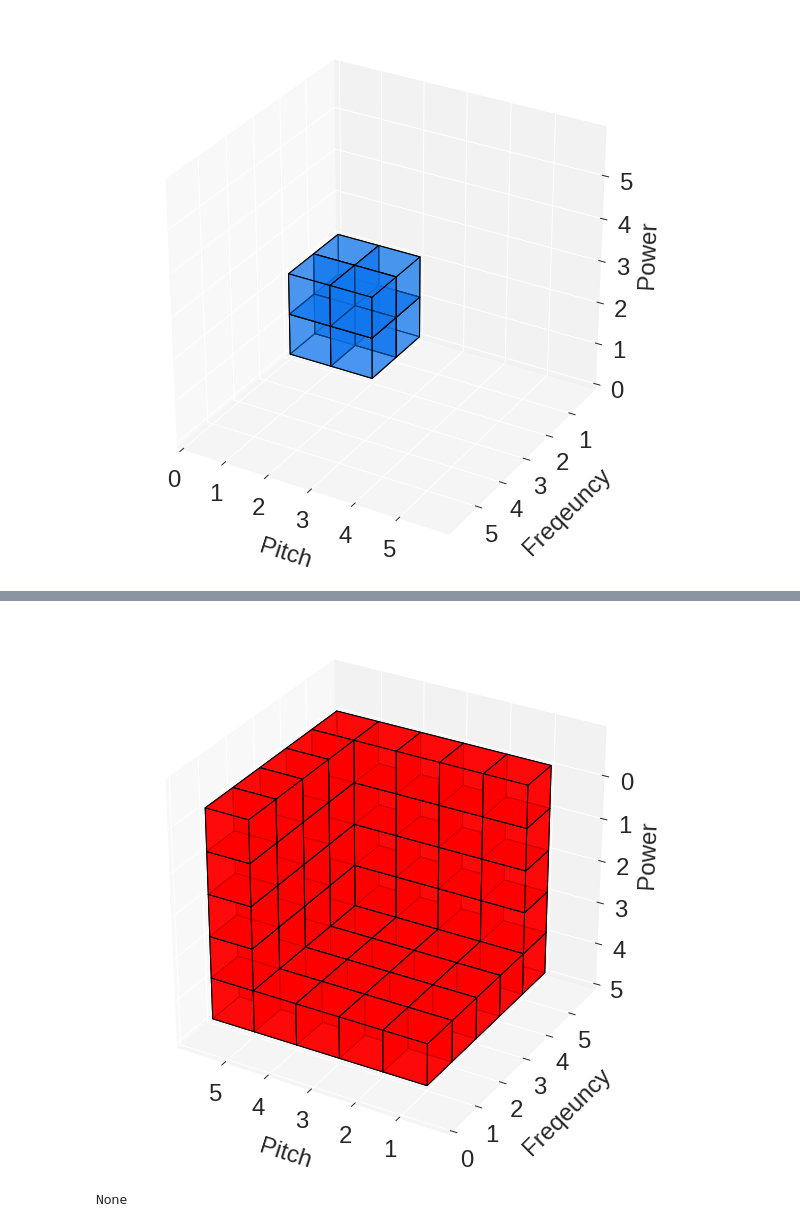
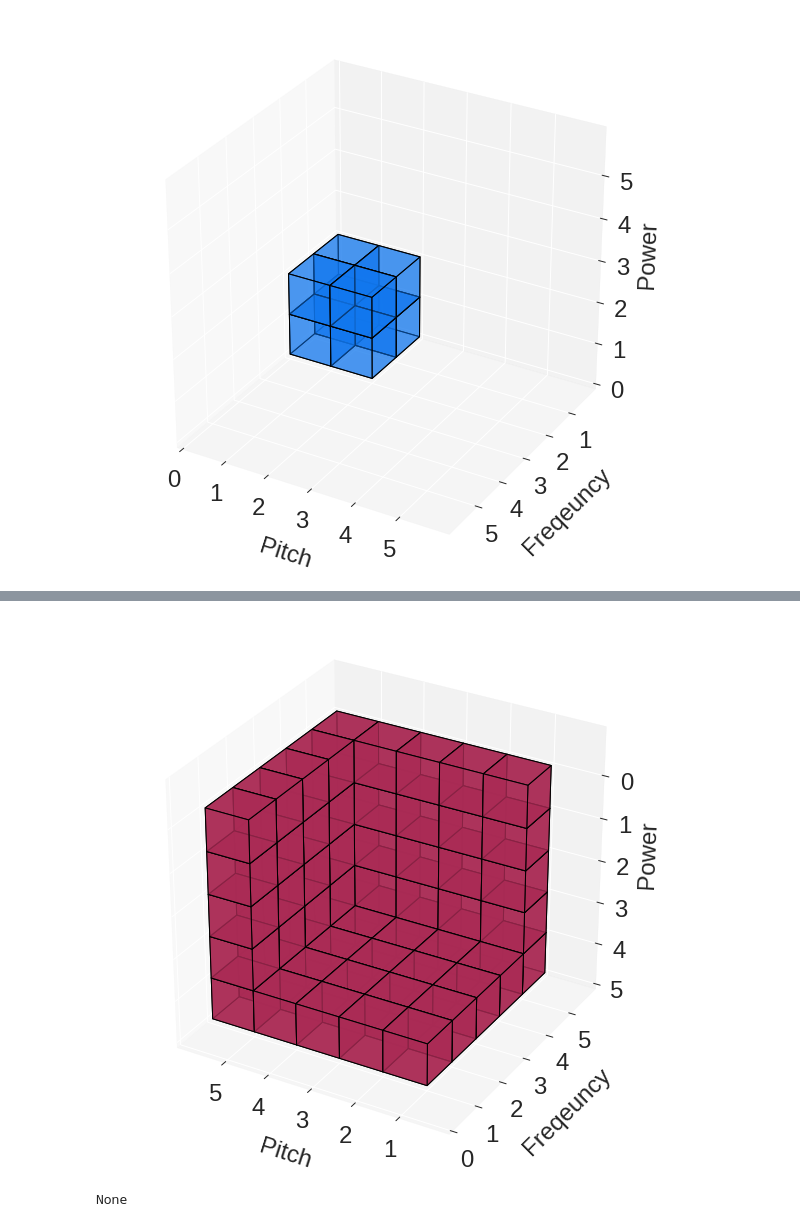
Before and after one commit to Joovvhan/ColabTest, a Jupyter notebook: Graphics_Test.ipynb, the cells around one changed output, grey strips where cells are left out. Cells and saved outputs as stored; diff of their text form; code cells hidden in the pictures.

Commit message:
Normal vs Fault image added

```diff
--- a/Graphics_Test.ipynb
+++ b/Graphics_Test.ipynb
@@ -943,7 +1089,7 @@ def plot_cube(cube_definition, ax, cFactor, aFactor, white):
 
 
     faces = Poly3DCollection(edges, linewidths=1, edgecolors='k', alpha = 1 - aFactor/5)
-    faces.set_facecolor((cFactor/15, 0.5 * (1 - cFactor/15), 1 - cFactor/15, 1 - aFactor/5))
+    faces.set_facecolor(rR)
 
     ax.add_collection3d(faces)
 
@@ -975,34 +1121,34 @@ ax.set_xlim((0, 6))
 ax.set_ylim((6, 0))
 ax.set_zlim((0, 6))
 
 ax.set_xticks([5 ,4, 3, 2, 1])
 ax.set_yticks([6, 5 ,4, 3, 2, 1])
 ax.set_zticks([5 ,4, 3, 2, 1, 0])
 
 # ax.set_aspect('equal')
 
 
 ax.view_init(elev=30, azim=-60)
 
 # ax.set_aspect('equal')
 
 plt.xticks(fontsize=24)
 plt.xlabel('Pitch', fontsize=24, labelpad = 24)
 ax.set_xticklabels([1, 2, 3, 4, 5], fontsize=24)
 
 plt.yticks(fontsize=24)
 plt.ylabel('Freqeuncy', fontsize=24, labelpad = 24)
 ax.set_yticklabels([0, 1, 2, 3, 4, 5], fontsize=24)
 
 # ax.set_zticks(fontsize=24)
 ax.set_zlabel('Power', fontsize=24, labelpad = 12)
 
 ax.set_zticklabels([0, 1, 2, 3, 4, 5], fontsize=24)
 ax.set_facecolor('w')
 
 plt.show()
 # %% [output]
-[figure, old version]
+[figure, new version]
 # %%
 x = [0, 1, 2, 3, 4, 5].reverse()
 print(x)
```
Also changed, not shown: parts of 3 cells of this notebook.
